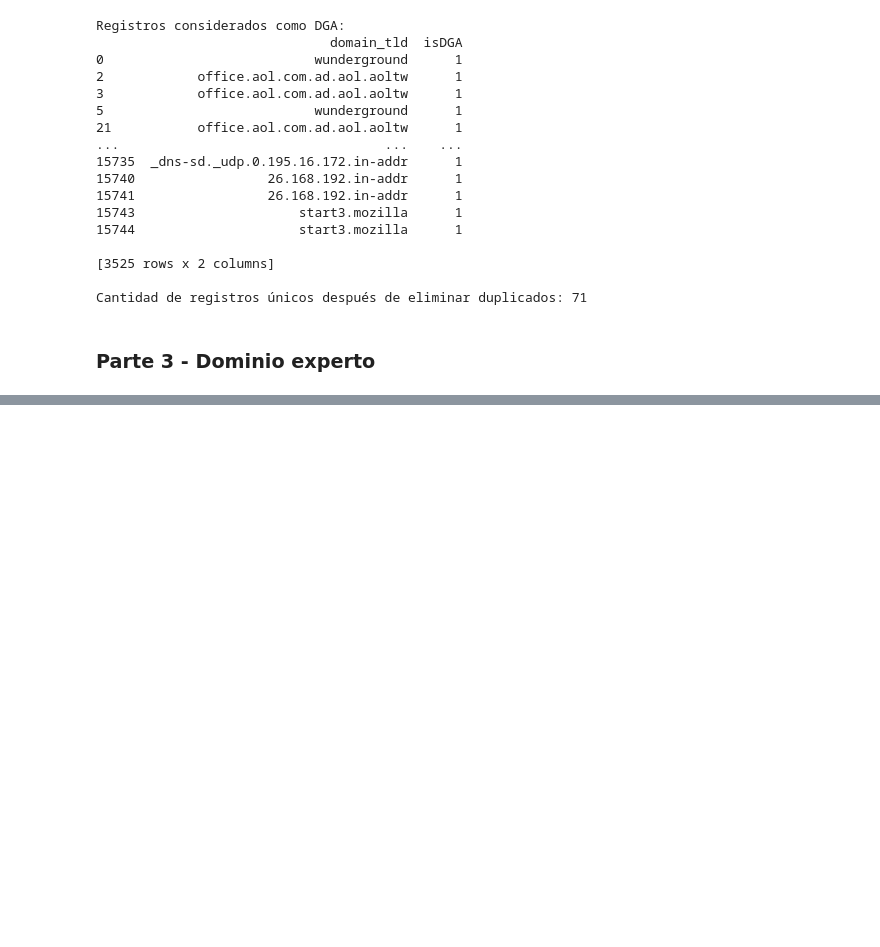
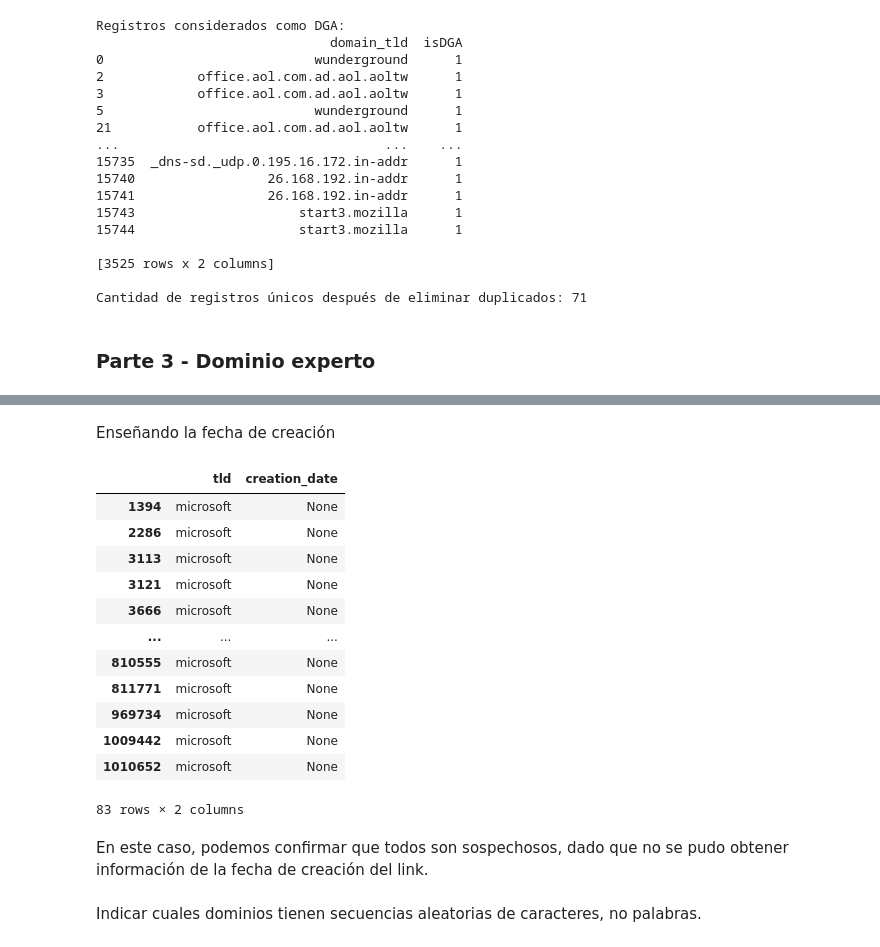
Before and after one commit to Javier19-cmd/Lab5-SDS, a Jupyter notebook: Lab5.ipynb, the cells around one changed output, grey strips where cells are left out. Drawn from its saved outputs; the diff is of its cells as text; code cells hidden in the pictures; blank space fills up the shorter version.

```diff
--- a/Lab5.ipynb
+++ b/Lab5.ipynb
@@ -234,0 +350,8 @@ def verificar_TLD(tld, tld_list):
+# %%
+def get_creation_date(tld):
+    try:
+        domain = whois.whois(tld)
+        return domain.creation_date
+    except Exception as e:
+        print(f"Error obteniendo información WHOIS para {tld}: {e}")
+        return None
@@ -234,0 +374,26 @@ def verificar_TLD(tld, tld_list):
+# %% [markdown]
+Enseñando la fecha de creación
+# %%
+# Aplicar la función para obtener la fecha de creación de cada TLD en el DataFrame
+filtered_df['creation_date'] = filtered_df['tld'].apply(get_creation_date)
+
+# Imprimir el DataFrame con la fecha de creación de cada TLD
+filtered_df[['tld', 'creation_date']]
+# %% [output]
+|  | tld | creation_date |
+| 1394 | microsoft | None |
+| 2286 | microsoft | None |
+| 3113 | microsoft | None |
+| 3121 | microsoft | None |
+| 3666 | microsoft | None |
+| ... | ... | ... |
+| 810555 | microsoft | None |
+| 811771 | microsoft | None |
+| 969734 | microsoft | None |
+| 1009442 | microsoft | None |
+| 1010652 | microsoft | None |
+83 rows × 2 columns
+# %% [markdown]
+En este caso, podemos confirmar que todos son sospechosos, dado que no se pudo obtener información de la fecha de creación del link.
+# %% [markdown]
+Indicar cuales dominios tienen secuencias aleatorias de caracteres, no palabras.
```
Also changed, not shown: parts of 15 cells of this notebook.
